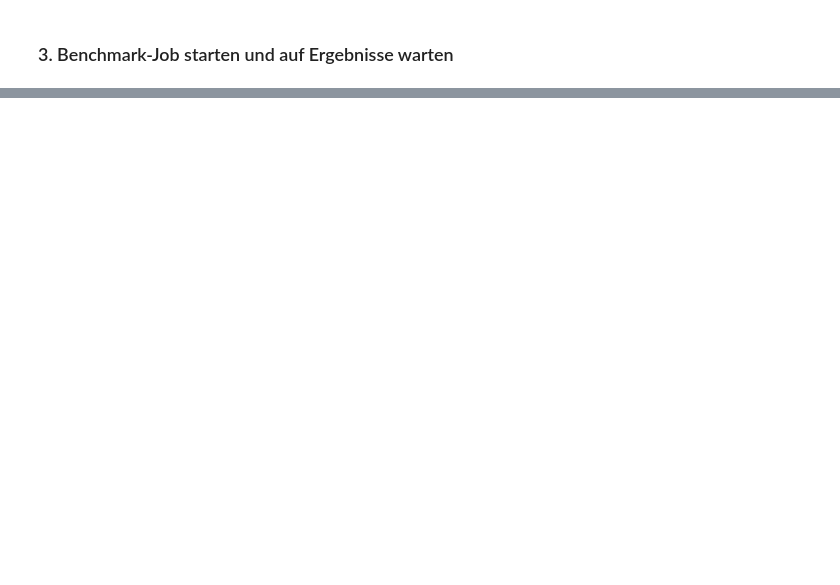
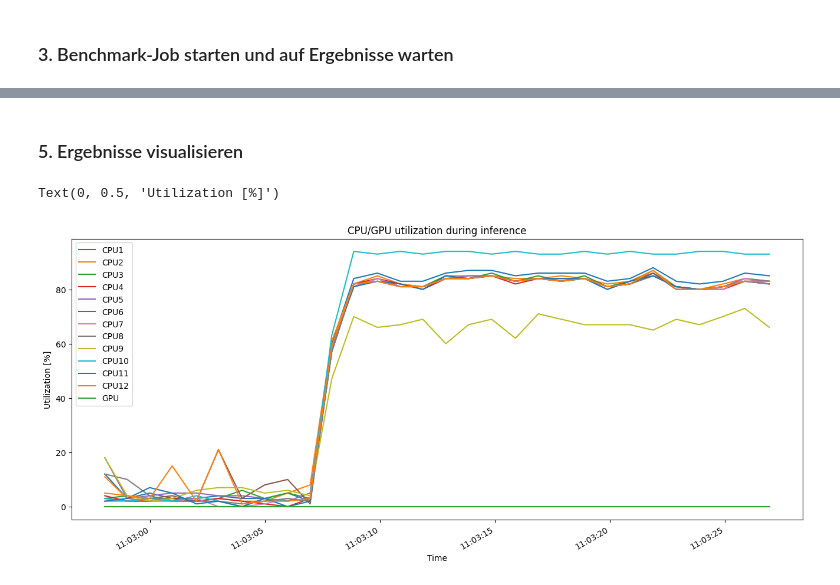
Before and after one commit to agrifoodTEF-de/edge-benchmarking-client, a Jupyter notebook: examples/main.ipynb, the cells around one changed output, grey strips where cells are left out. Cells and saved outputs as stored; diff of their text form; code cells hidden in the pictures; blank space fills up the shorter version.

Commit message:
Plotting some results in iPython notebook.

```diff
--- a/examples/main.ipynb
+++ b/examples/main.ipynb
@@ -1,3 +7,17 @@
+# %%
+import shutil
+from pathlib import Path
+
+base_dataset_paths = [
+    Path("densenet_onnx/base_dataset/car.jpg"),
+    Path("densenet_onnx/base_dataset/mug.jpg"),
+    Path("densenet_onnx/base_dataset/vulture.jpeg")
+]
+
+for i in range(100):
+    for base_image_path in base_dataset_paths:
+        dst_image_path = Path("densenet_onnx/dataset", f"{i}_{base_image_path.name}")
+        shutil.copy2(base_image_path, dst_image_path)
 # %% [markdown]
 ### 1. Client erstellen
 # %%
@@ -30,10 +54,12 @@ client = EdgeBenchmarkingClient(
 # %%
 EXAMPLE_ROOT_DIR = "densenet_onnx"
+DATASET_DIR = f"{EXAMPLE_ROOT_DIR}/dataset"
+MODEL_DIR= f"{EXAMPLE_ROOT_DIR}/model"
 
 dataset = client.find_dataset(
-    root_dir=EXAMPLE_ROOT_DIR, file_extensions={".jpg", ".jpeg"}
+    root_dir=DATASET_DIR, file_extensions={".jpg", ".jpeg"}
 )
-model = client.find_model(root_dir=EXAMPLE_ROOT_DIR)
-model_metadata = client.find_model_metadata(root_dir=EXAMPLE_ROOT_DIR)
-labels = client.find_labels(root_dir=EXAMPLE_ROOT_DIR)
+model = client.find_model(root_dir=MODEL_DIR)
+model_metadata = client.find_model_metadata(root_dir=MODEL_DIR)
+labels = client.find_labels(root_dir=MODEL_DIR)
 # %% [output]
@@ -97,0 +112,4 @@ print(benchmark_results)
+# %%
+benchmark_results = pd.DataFrame(benchmark_results)
+benchmark_results["time"] = pd.to_datetime(benchmark_results["time"])
+benchmark_results.set_index("time", inplace=True)
@@ -124,0 +173,2 @@ print(inference_results_df)
+# %% [markdown]
+### 5. Ergebnisse visualisieren
@@ -124,0 +178,10 @@ print(inference_results_df)
+# %%
+ax = benchmark_results.plot(y=[f'CPU{i+1}' for i in range(12)] + ["GPU"], figsize=(16, 7))
+ax.xaxis.set_major_formatter(mdates.DateFormatter('%H:%M:%S'))
+
+plt.title('CPU/GPU utilization during inference')
+plt.xlabel('Time')
+plt.ylabel('Utilization [%]')
+# %% [output]
+Text(0, 0.5, 'Utilization [%]')
+[figure, added]
```
Also changed, not shown: parts of 11 cells of this notebook, 4 other files.
